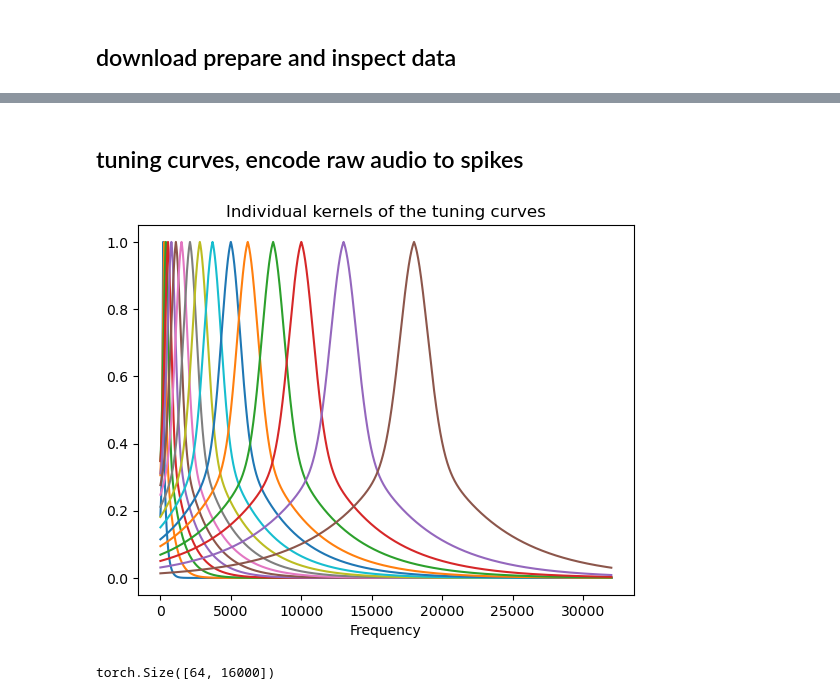
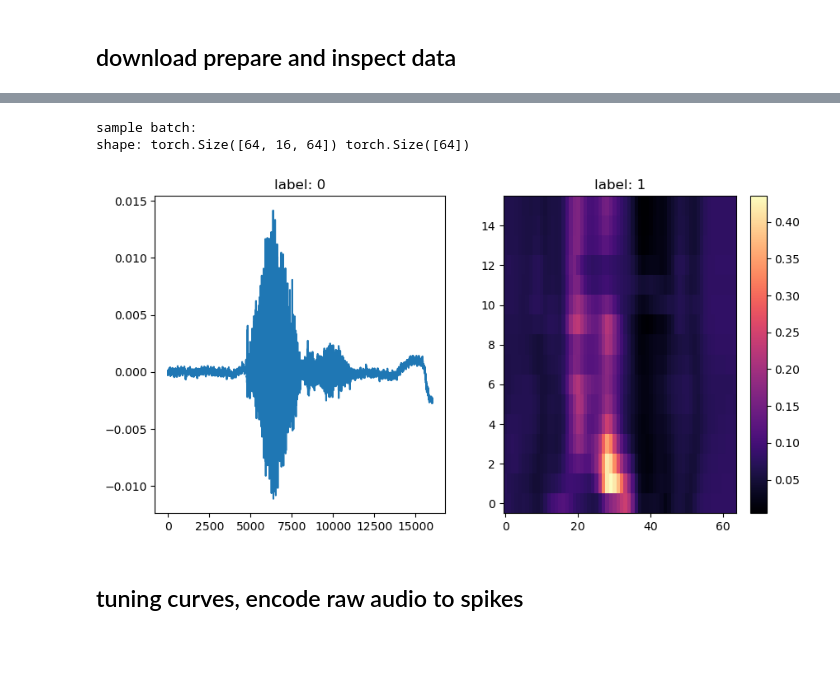
Before and after one commit to mwassermann/Synaptic-Plasticity---Cochlea-Encoding, a Jupyter notebook: SNN_TCs.ipynb, the cells around one changed output, grey strips where cells are left out. Saved outputs shown, nothing was run; the diff lists cells and outputs as text; code cells hidden in the pictures; blank space fills up the shorter version.

```diff
--- a/SNN_TCs.ipynb
+++ b/SNN_TCs.ipynb
@@ -116,0 +39,5 @@ tensor(21)
+# %%
+train_set = train_set.filter(lambda x: x['label'] in np.sort(train_set.unique("label"))[:3])
+test_set = test_set.filter(lambda x: x['label'] in np.sort(train_set.unique("label"))[:3])
+print("tain_set:\n", train_set)
+print("test_set:\n", test_set)
@@ -117,41 +183,36 @@ tensor(21)
+# %%
+# raw data sample
+sample_batch_raw = next(iter(train_loader_raw))
+
+plt.figure(figsize=(10, 5))
+plt.subplot(1, 2, 1)
+plt.plot(sample_batch_raw[0][0].numpy())
+plt.title(f"label: {sample_batch_raw[1][0].item()}")
+
+# show samples
+sample_batch = next(iter(train_loader))
+# reinstialize the train_loader to get the first batch
+train_loader = DataLoader(train_set, batch_size=64, shuffle=True, collate_fn=collate_fn_encoded, drop_last=True)
+
+# inspect one sample and its label
+idx = 0
+sample_inputs = sample_batch[0]
+print("sample batch:")
+print("shape:", sample_batch[0].shape, sample_batch[1].shape)
+
+plt.subplot(1, 2, 2)
+plt.imshow(sample_inputs[idx].numpy(), aspect='auto', origin='lower', cmap='magma')
+plt.title(f"label: {sample_batch[1][idx].item()}")
+plt.colorbar()
+plt.show()
+# # play the audio
+# import IPython.display as ipd
+# import scipy.io.wavfile
+# ipd.Audio(sample_batch[0][0].numpy(), rate=16000)
+# scipy.io.wavfile.write('sample.wav', 16000, sample_batch[0][0].numpy())
+# %% [output]
+sample batch:
+shape: torch.Size([64, 16, 64]) torch.Size([64])
+[figure, added]
 # %% [markdown]
 ## tuning curves, encode raw audio to spikes
-# %%
-sr = 16000
-wave_length = 16000
-# spike trains with individual kernels
-params = [
-    (200, 40, 200),
-    (520, 104, 280),
-    (840, 168, 390),
-    (1160, 232, 540),
-    (1480, 296, 780),
-    (1800, 360, 1100),
-    (2120, 424, 1500),
-    (2440, 488, 2100),
-    (2760, 552, 2800),
-    (3080, 616, 3700),
-    (3400, 680, 5000),
-    (3720, 744, 6200),
-    (4040, 808, 8000),
-    (4360, 872, 10000),
-    (4680, 936, 13000),
-    (5000, 1000, 18000)
-]
-kernels = [create_individual_kernel(wave_length*2 ,*p) for p in params]
-for k in kernels:
-    plt.plot(k)
-plt.title("Individual kernels of the tuning curves")
-plt.xlabel("Frequency")
-plt.show()
-# %% [output]
-[figure, removed]
-# %%
-sample_inputs = sample_batch[0]
-print(sample_inputs.shape)
-sample_spikes, specs, spec_fr = encode_to_spikes_TCs(sample_inputs,
-                                                              kernels,
-                                                              spec_method='mel',
-                                                              spike_prob_scale=2)
-# %% [output]
-torch.Size([64, 16000])
```
Also changed, not shown: parts of 17 cells of this notebook, 7 other files.
